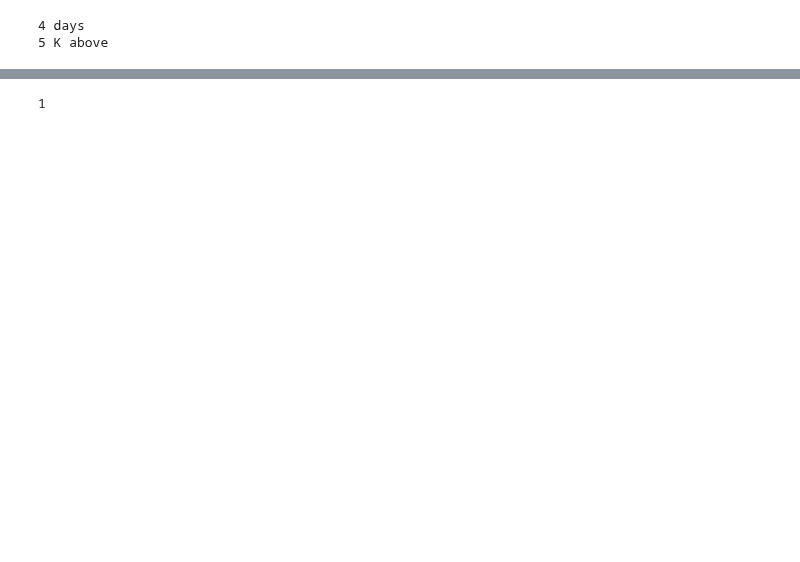
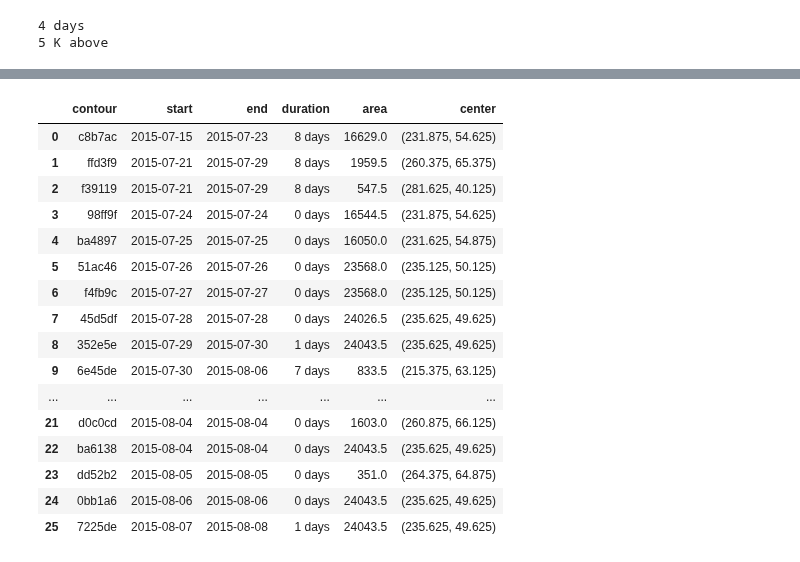
Before and after one commit to KorayKinik/heat-extremes-CMIP6, a Jupyter notebook: koray/bounding_contours.ipynb, the cells around one changed output, grey strips where cells are left out. Cells and saved outputs as stored; diff of their text form; code cells hidden in the pictures; blank space fills up the shorter version.

```diff
--- a/koray/bounding_contours.ipynb
+++ b/koray/bounding_contours.ipynb
@@ -250,3 +263,37 @@ fused:   603eb8 + 36c055 -> 603eb8
 # %%
+
+
+def find_dates(c:Contour)->pd.DataFrame:
+    """Get the subset of df for where a Contour object is in the df['rolling'].
+    Then extract metadata of the (continued) event."""
+
+    sub = df[[c in cnts for cnts in df['rolling']]]
+    assert sub.index.is_monotonic # fail if uuid race-condition
+    d1 = sub['days'].iloc[0]
+    d2 = sub['days'].iloc[-1]
+    FMT = '%Y-%m-%d'
+    tdelta = datetime.strptime(d2, FMT) - datetime.strptime(d1, FMT)
+    return [c, d1, d2, tdelta, c.area, c.center]
+
+conts = list(Counter(reduce(lambda a,b: a+b, df['rolling'])))
+
+pd.DataFrame(data=[find_dates(c) for c in conts],
+             columns=['contour','start','end','duration','area','center'])
 # %% [output]
-1
+|  | contour | start | end | duration | area | center |
+| 0 | c8b7ac | 2015-07-15 | 2015-07-23 | 8 days | 16629.0 | (231.875, 54.625) |
+| 1 | ffd3f9 | 2015-07-21 | 2015-07-29 | 8 days | 1959.5 | (260.375, 65.375) |
+| 2 | f39119 | 2015-07-21 | 2015-07-29 | 8 days | 547.5 | (281.625, 40.125) |
+| 3 | 98ff9f | 2015-07-24 | 2015-07-24 | 0 days | 16544.5 | (231.875, 54.625) |
+| 4 | ba4897 | 2015-07-25 | 2015-07-25 | 0 days | 16050.0 | (231.625, 54.875) |
+| 5 | 51ac46 | 2015-07-26 | 2015-07-26 | 0 days | 23568.0 | (235.125, 50.125) |
+| 6 | f4fb9c | 2015-07-27 | 2015-07-27 | 0 days | 23568.0 | (235.125, 50.125) |
+| 7 | 45d5df | 2015-07-28 | 2015-07-28 | 0 days | 24026.5 | (235.625, 49.625) |
+| 8 | 352e5e | 2015-07-29 | 2015-07-30 | 1 days | 24043.5 | (235.625, 49.625) |
+| 9 | 6e45de | 2015-07-30 | 2015-08-06 | 7 days | 833.5 | (215.375, 63.125) |
+| ... | ... | ... | ... | ... | ... | ... |
+| 21 | d0c0cd | 2015-08-04 | 2015-08-04 | 0 days | 1603.0 | (260.875, 66.125) |
+| 22 | ba6138 | 2015-08-04 | 2015-08-04 | 0 days | 24043.5 | (235.625, 49.625) |
+| 23 | dd52b2 | 2015-08-05 | 2015-08-05 | 0 days | 351.0 | (264.375, 64.875) |
+| 24 | 0bb1a6 | 2015-08-06 | 2015-08-06 | 0 days | 24043.5 | (235.625, 49.625) |
+| 25 | 7225de | 2015-08-07 | 2015-08-08 | 1 days | 24043.5 | (235.625, 49.625) |
```
Also changed, not shown: parts of 3 cells of this notebook.
